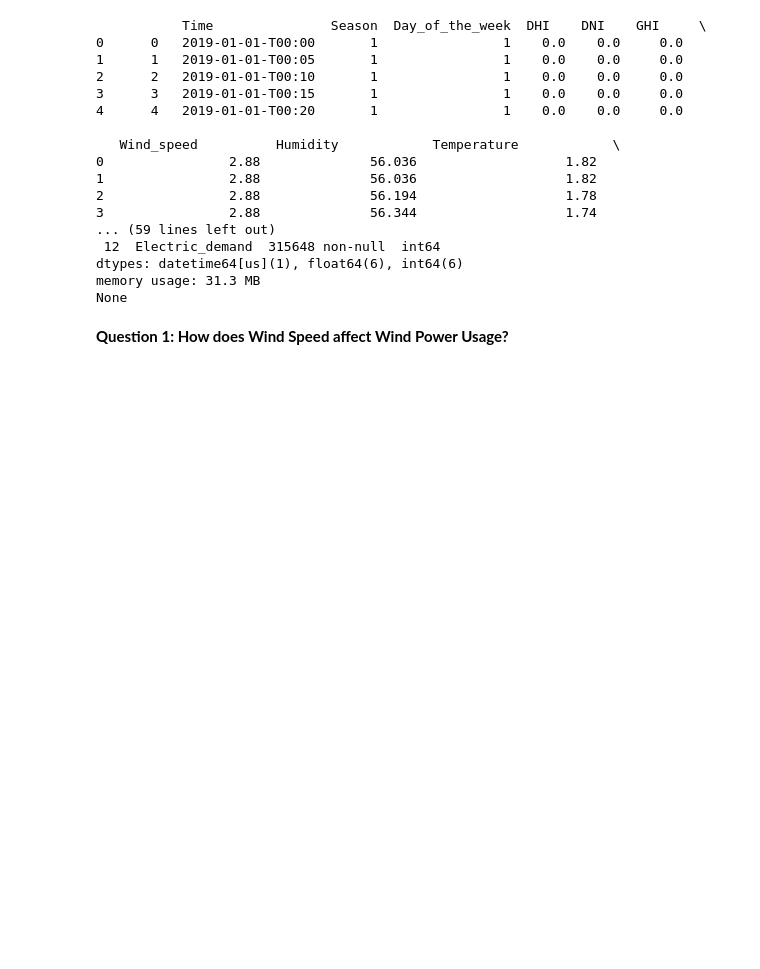
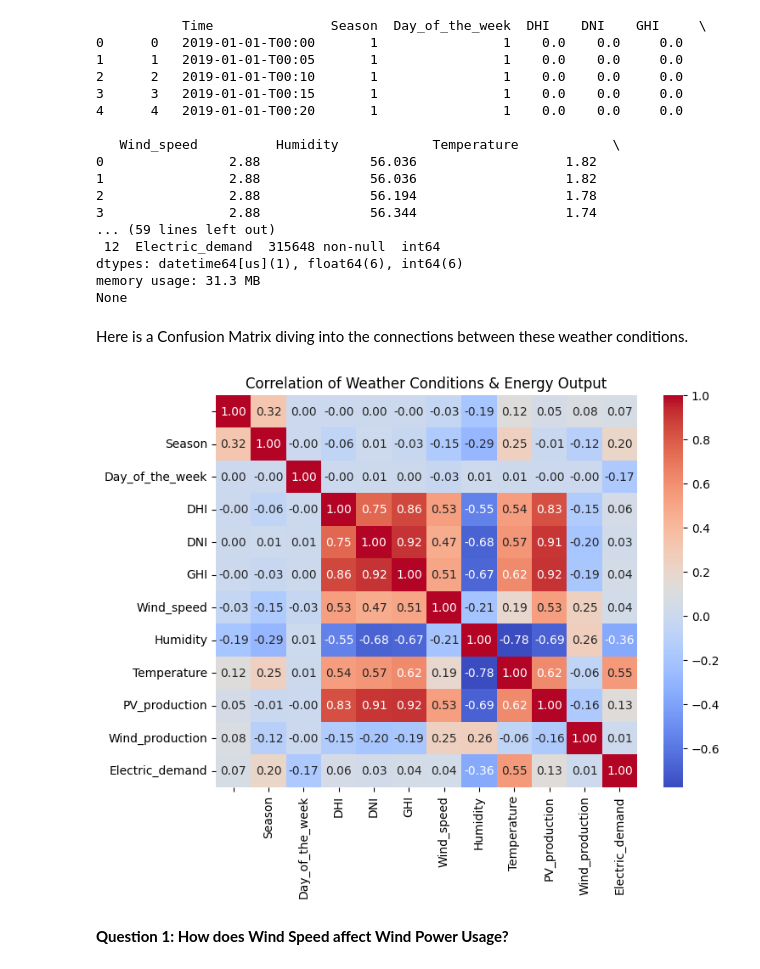
Before and after one commit to EdwardTi11/CAISO-EDA, a Jupyter notebook: eda.ipynb, the cells around one changed output. Cells and saved outputs as stored; diff of their text form; code cells hidden in the pictures; blank space fills up the shorter version.

```diff
--- a/eda.ipynb
+++ b/eda.ipynb
@@ -72,6 +81,17 @@ print(processed_data.info())
 dtypes: datetime64[us](1), float64(6), int64(6)
 memory usage: 31.3 MB
 None
+# %% [markdown]
+Here is a Confusion Matrix diving into the connections between these weather conditions.
+# %%
+# Confusion Matrix
+plt.figure(figsize=(8, 6))
+# Exclude the 'Time' column for correlation
+sns.heatmap(processed_data.drop(columns=['Time']).corr(), annot=True, cmap='coolwarm', fmt=".2f")
+plt.title("Correlation of Weather Conditions & Energy Output")
+plt.show()
+# %% [output]
+[figure, added]
 # %% [markdown]
 **Question 1: How does Wind Speed affect Wind Power Usage?**
 # %%
```
Also changed, not shown: parts of 6 cells of this notebook.
